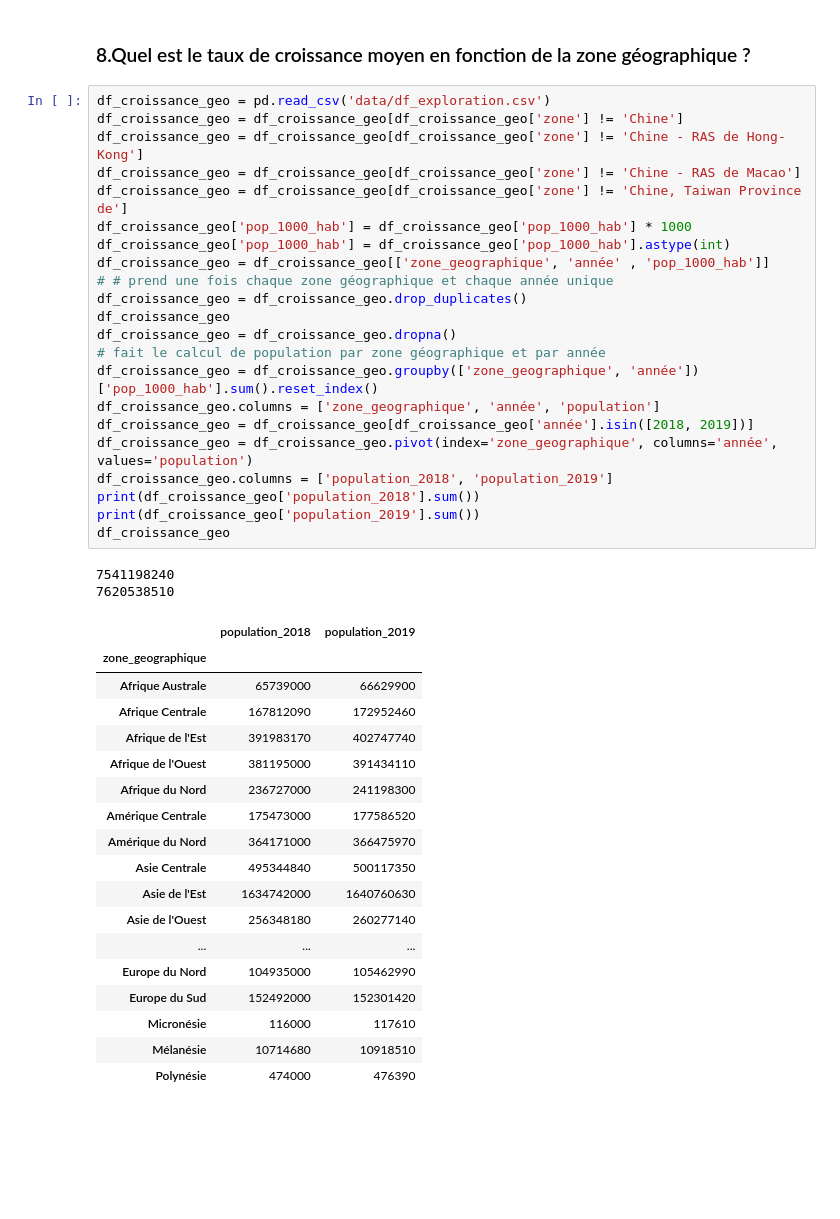
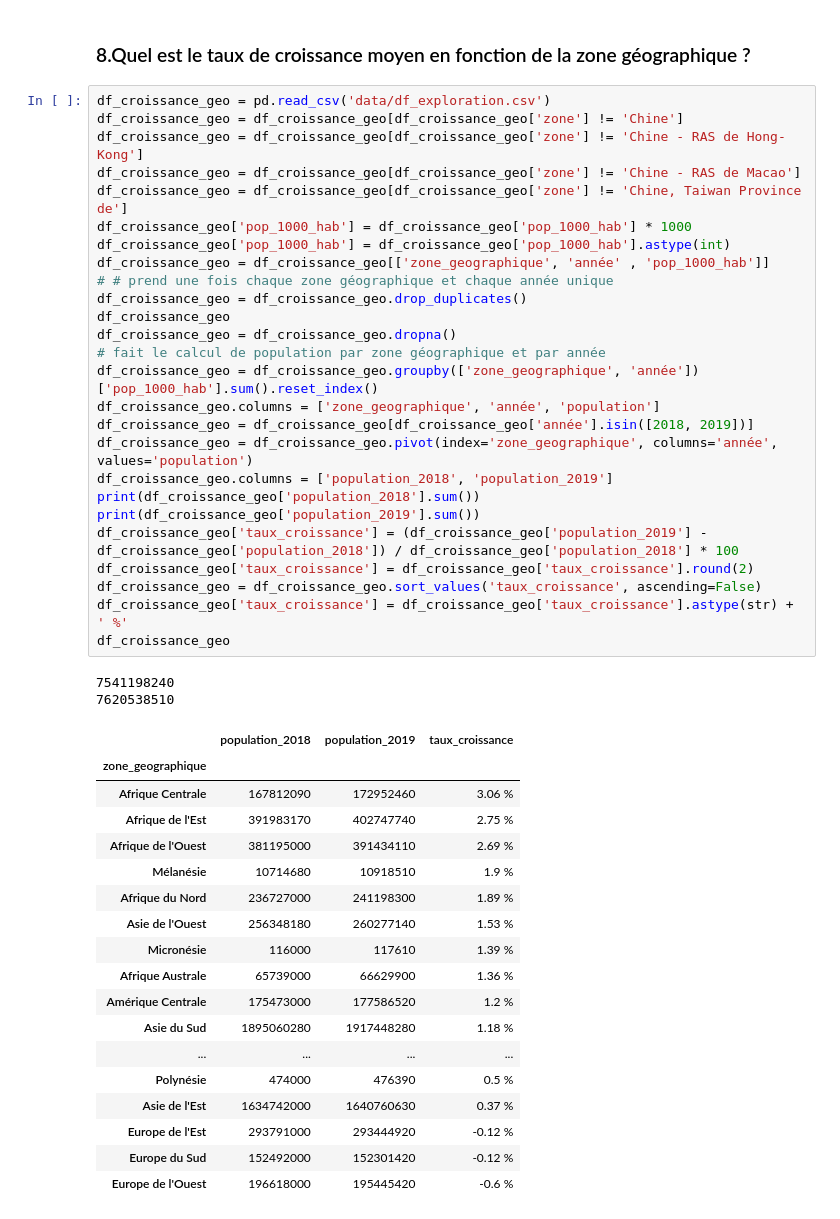
Before and after one commit to DonzerHD/Pandas_Dev_IA, a Jupyter notebook: Pandas_Activité.ipynb, the cells around one changed output. Cells and saved outputs as stored; diff of their text form; blank space fills up the shorter version.

```diff
--- a/Pandas_Activité.ipynb
+++ b/Pandas_Activité.ipynb
@@ -495,43 +495,47 @@ df_croissance.head(10)
 # %%
 df_croissance_geo = pd.read_csv('data/df_exploration.csv')
 df_croissance_geo = df_croissance_geo[df_croissance_geo['zone'] != 'Chine']
 df_croissance_geo = df_croissance_geo[df_croissance_geo['zone'] != 'Chine - RAS de Hong-Kong']
 df_croissance_geo = df_croissance_geo[df_croissance_geo['zone'] != 'Chine - RAS de Macao']
 df_croissance_geo = df_croissance_geo[df_croissance_geo['zone'] != 'Chine, Taiwan Province de']
 df_croissance_geo['pop_1000_hab'] = df_croissance_geo['pop_1000_hab'] * 1000
 df_croissance_geo['pop_1000_hab'] = df_croissance_geo['pop_1000_hab'].astype(int)
 df_croissance_geo = df_croissance_geo[['zone_geographique', 'année' , 'pop_1000_hab']]
 # # prend une fois chaque zone géographique et chaque année unique
 df_croissance_geo = df_croissance_geo.drop_duplicates()
 df_croissance_geo
 df_croissance_geo = df_croissance_geo.dropna()
 # fait le calcul de population par zone géographique et par année
 df_croissance_geo = df_croissance_geo.groupby(['zone_geographique', 'année'])['pop_1000_hab'].sum().reset_index()
 df_croissance_geo.columns = ['zone_geographique', 'année', 'population']
 df_croissance_geo = df_croissance_geo[df_croissance_geo['année'].isin([2018, 2019])]
 df_croissance_geo = df_croissance_geo.pivot(index='zone_geographique', columns='année', values='population')
 df_croissance_geo.columns = ['population_2018', 'population_2019']
 print(df_croissance_geo['population_2018'].sum())
 print(df_croissance_geo['population_2019'].sum())
+df_croissance_geo['taux_croissance'] = (df_croissance_geo['population_2019'] - df_croissance_geo['population_2018']) / df_croissance_geo['population_2018'] * 100
+df_croissance_geo['taux_croissance'] = df_croissance_geo['taux_croissance'].round(2)
+df_croissance_geo = df_croissance_geo.sort_values('taux_croissance', ascending=False)
+df_croissance_geo['taux_croissance'] = df_croissance_geo['taux_croissance'].astype(str) + ' %'
 df_croissance_geo
 # %% [output]
 7541198240
 7620538510
-|  | population_2018 | population_2019 |
-| zone_geographique |  |  |
-| Afrique Australe | 65739000 | 66629900 |
-| Afrique Centrale | 167812090 | 172952460 |
-| Afrique de l'Est | 391983170 | 402747740 |
-| Afrique de l'Ouest | 381195000 | 391434110 |
-| Afrique du Nord | 236727000 | 241198300 |
-| Amérique Centrale | 175473000 | 177586520 |
-| Amérique du Nord | 364171000 | 366475970 |
-| Asie Centrale | 495344840 | 500117350 |
-| Asie de l'Est | 1634742000 | 1640760630 |
-| Asie de l'Ouest | 256348180 | 260277140 |
-| ... | ... | ... |
-| Europe du Nord | 104935000 | 105462990 |
-| Europe du Sud | 152492000 | 152301420 |
-| Micronésie | 116000 | 117610 |
-| Mélanésie | 10714680 | 10918510 |
-| Polynésie | 474000 | 476390 |
+|  | population_2018 | population_2019 | taux_croissance |
+| zone_geographique |  |  |  |
+| Afrique Centrale | 167812090 | 172952460 | 3.06 % |
+| Afrique de l'Est | 391983170 | 402747740 | 2.75 % |
+| Afrique de l'Ouest | 381195000 | 391434110 | 2.69 % |
+| Mélanésie | 10714680 | 10918510 | 1.9 % |
+| Afrique du Nord | 236727000 | 241198300 | 1.89 % |
+| Asie de l'Ouest | 256348180 | 260277140 | 1.53 % |
+| Micronésie | 116000 | 117610 | 1.39 % |
+| Afrique Australe | 65739000 | 66629900 | 1.36 % |
+| Amérique Centrale | 175473000 | 177586520 | 1.2 % |
+| Asie du Sud | 1895060280 | 1917448280 | 1.18 % |
+| ... | ... | ... | ... |
+| Polynésie | 474000 | 476390 | 0.5 % |
+| Asie de l'Est | 1634742000 | 1640760630 | 0.37 % |
+| Europe de l'Est | 293791000 | 293444920 | -0.12 % |
+| Europe du Sud | 152492000 | 152301420 | -0.12 % |
+| Europe de l'Ouest | 196618000 | 195445420 | -0.6 % |
```
Also changed, not shown: parts of 9 cells of this notebook.
